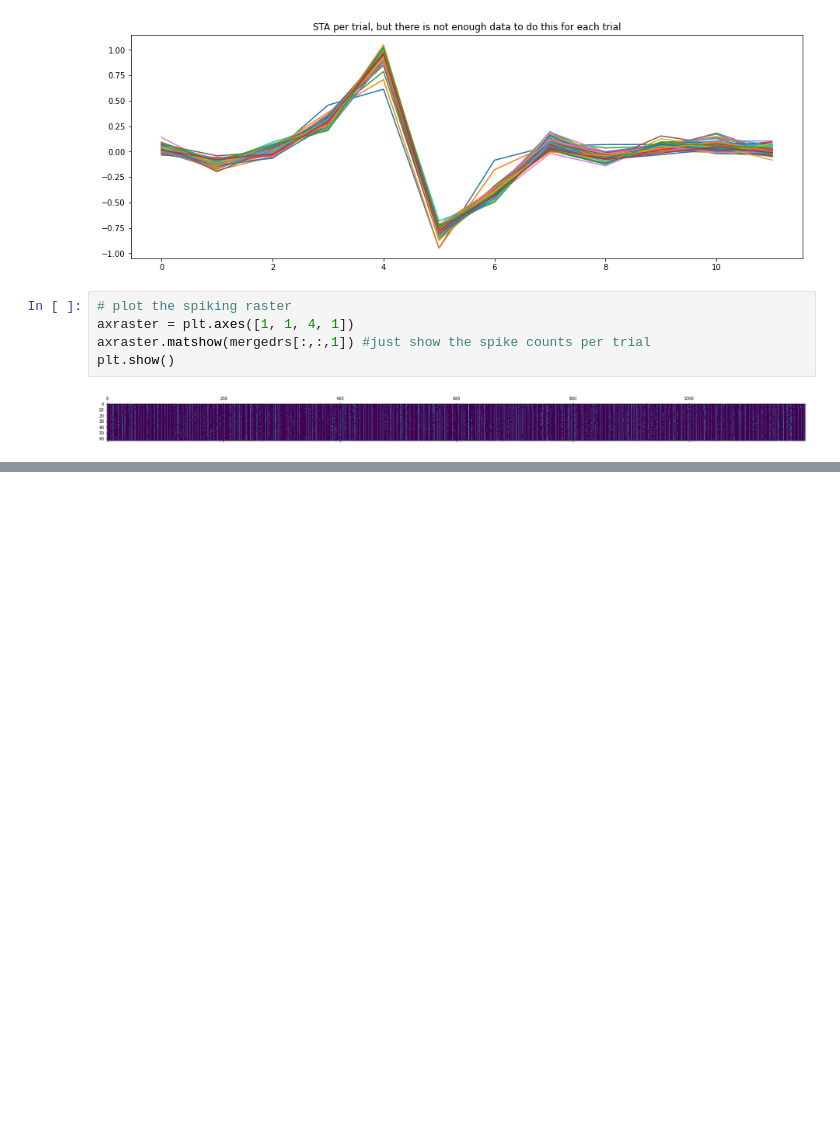
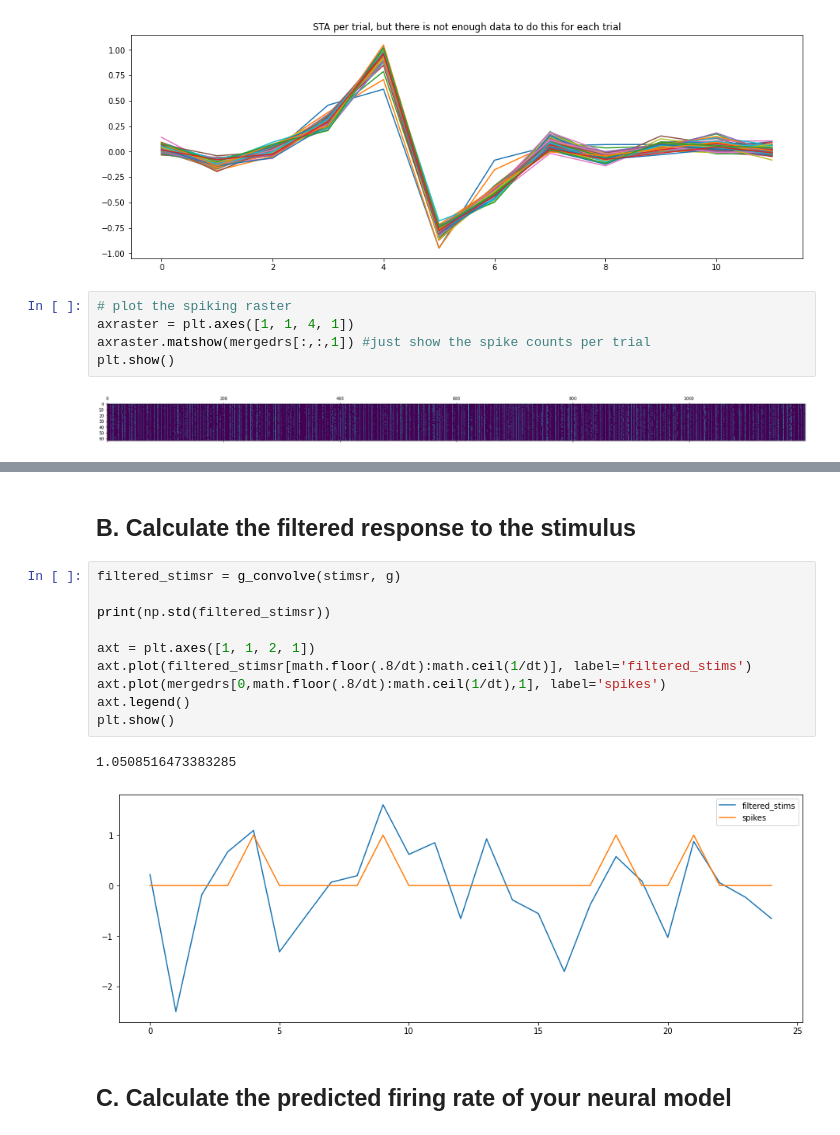
Before and after one commit to NeuroTheoryUMD/mattjac, a Jupyter notebook: sta_exercise.ipynb, the cells around one changed output, grey strips where cells are left out. Saved outputs shown, nothing was run; the diff lists cells and outputs as text; blank space fills up the shorter version.

```diff
--- a/sta_exercise.ipynb
+++ b/sta_exercise.ipynb
@@ -439,0 +472,17 @@ plt.show()
+# %% [markdown]
+## B. Calculate the filtered response to the stimulus
+# %%
+filtered_stimsr = g_convolve(stimsr, g)
+
+print(np.std(filtered_stimsr))
+
+axt = plt.axes([1, 1, 2, 1])
+axt.plot(filtered_stimsr[math.floor(.8/dt):math.ceil(1/dt)], label='filtered_stims')
+axt.plot(mergedrs[0,math.floor(.8/dt):math.ceil(1/dt),1], label='spikes')
+axt.legend()
+plt.show()
+# %% [output]
+1.0508516473383285
+[figure, added]
+# %% [markdown]
+## C. Calculate the predicted firing rate of your neural model
```
Also changed, not shown: parts of 29 cells of this notebook.
